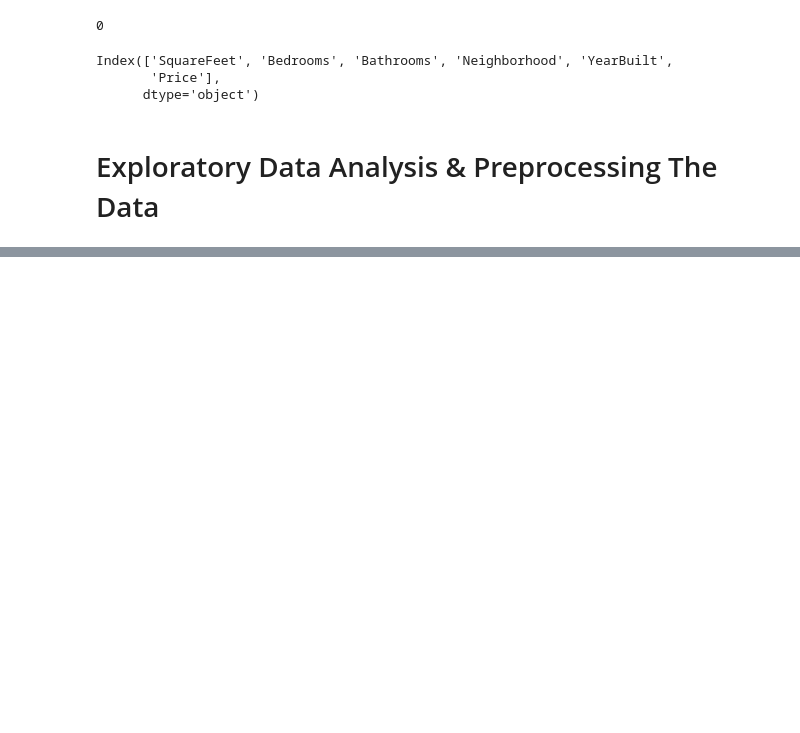
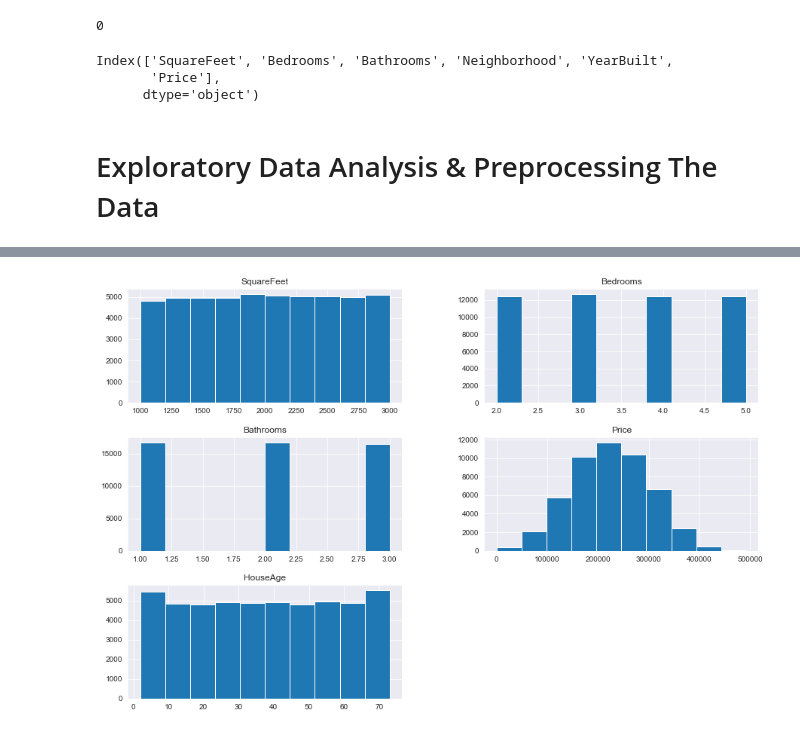
Before and after one commit to betulavcil/Data-Science-Academy-Notes, a Jupyter notebook: homeworks/homework_3.ipynb, the cells around one changed output, grey strips where cells are left out. Cells and saved outputs as stored; diff of their text form; code cells hidden in the pictures; blank space fills up the shorter version.

```diff
--- a/homeworks/homework_3.ipynb
+++ b/homeworks/homework_3.ipynb
@@ -218,7 +204,9 @@ sns.pairplot(data)
 # %%
 # Plot each numerical attribute
-melbourne.hist(figsize=(15, 10))
+housing_price_dataset.hist(figsize=(15, 10))
 plt.show()
+# %% [output]
+[figure, added]
 # %%
 # Correlation Matrix
 # Correlation Inspection
```
Also changed, not shown: parts of 14 cells of this notebook.
